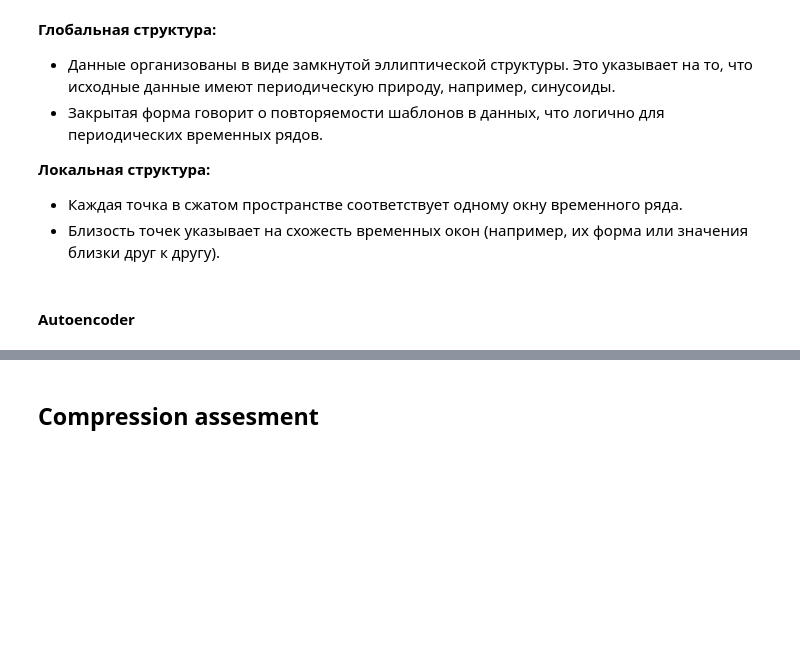
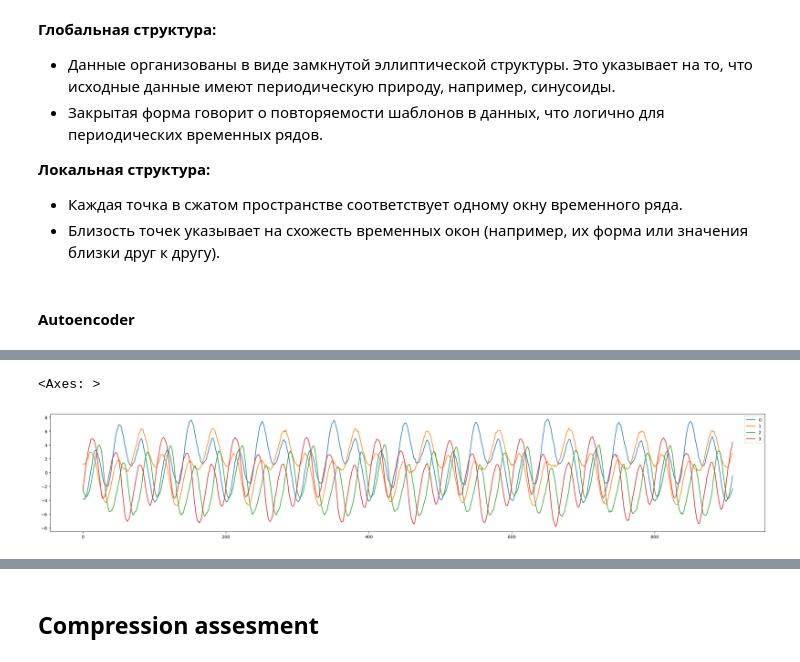
Before and after one commit to 3yungar/dl_phd_project, a Jupyter notebook: anomaly_forecasting/feature_space_compression.ipynb, the cells around one changed output, grey strips where cells are left out. Saved outputs shown, nothing was run; the diff lists cells and outputs as text; code cells hidden in the pictures; blank space fills up the shorter version.

```diff
--- a/anomaly_forecasting/feature_space_compression.ipynb
+++ b/anomaly_forecasting/feature_space_compression.ipynb
@@ -279,3 +328,8 @@ plot_reconstructed_data(X_ae_reconstructed)
+# %%
+pd.DataFrame(X_ae_compressed[:1440]).plot(figsize=(30, 5))
+# %% [output]
+<Axes: >
+[figure, added]
 # %%
 reconstructed_dict = {
     'PCA': X_pca_reconstructed,
```
Also changed, not shown: parts of 15 cells of this notebook.
